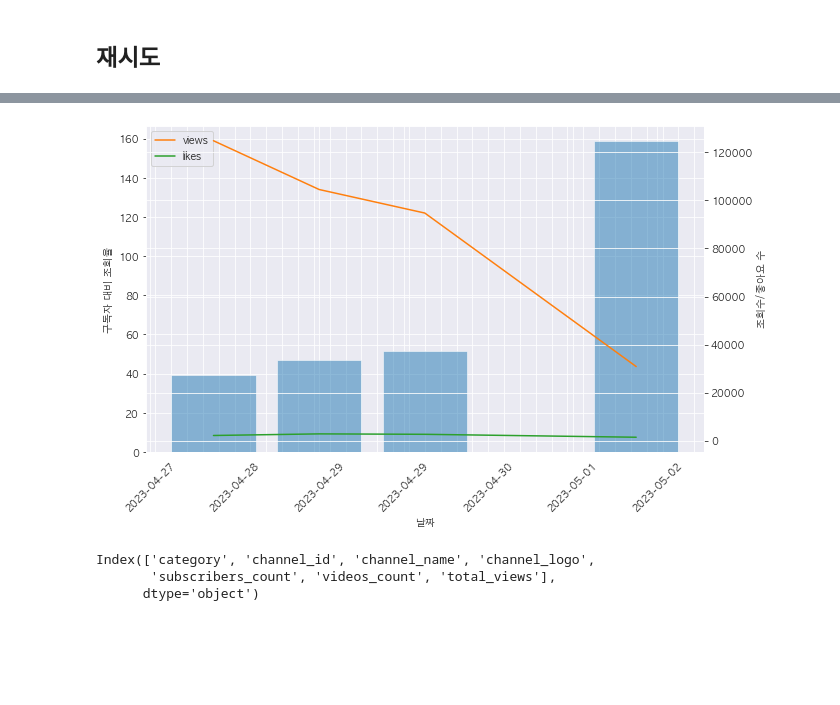
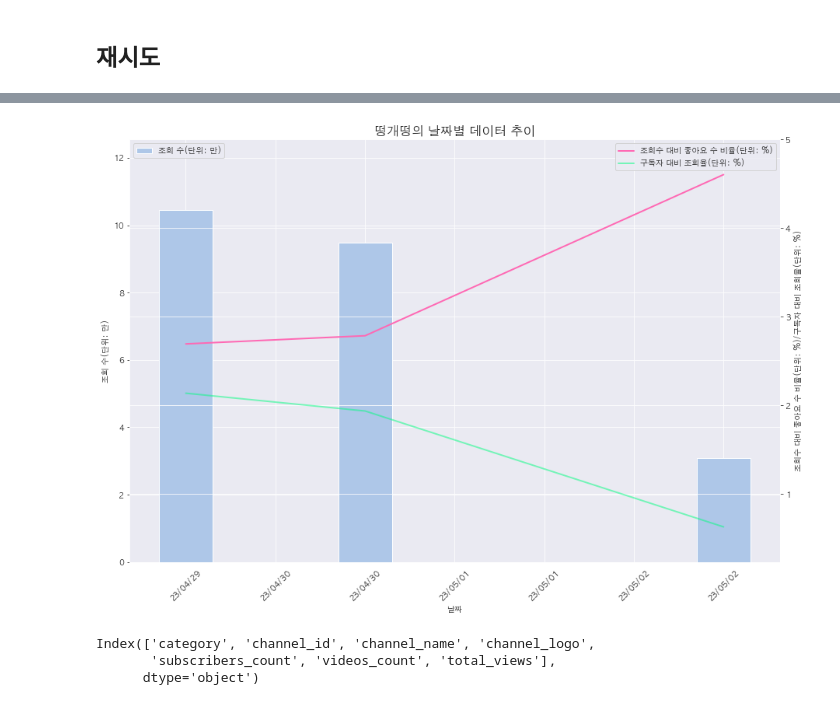
Before and after one commit to DEVCOURSE-TEAM-04-02/youtube_api, a Jupyter notebook: soyeon/visualize_youtube_data.ipynb, the cells around one changed output, grey strips where cells are left out. Cells and saved outputs as stored; diff of their text form; code cells hidden in the pictures; blank space fills up the shorter version.

```diff
--- a/soyeon/visualize_youtube_data.ipynb
+++ b/soyeon/visualize_youtube_data.ipynb
@@ -564,7 +564,7 @@ KeyError: ' subscribers_count'
 mukbang_df = pd.read_csv('./../src/MUKBANG_CHANNEL_VIDEO_INFO.csv', encoding='utf-8', index_col=0)
 channel_df = pd.read_csv('./../src/TB_CHANNEL_INFO.csv', encoding='utf-8', index_col=0)
 
-merged_df = pd.merge(mukbang_df, channel_df, left_on='채널Id', right_on='channel_id', how='left')
+merged_df = pd.merge(mukbang_df, channel_df, left_on='channel_id', right_on='channel_id', how='left')
 
 merged_df
 # %% [output]
@@ -662,0 +602,4 @@ grouped_df
+# %%
+merged_df = preprocess_df(merged_df)
+
+merged_df
@@ -663,6 +621,7 @@ grouped_df
 # %%
 # 최근 일주일 데이터 추출
 one_week_ago = pd.Timestamp.today().normalize() - pd.Timedelta(days=6)
-df_week = grouped_df.loc[one_week_ago.strftime('%Y-%m-%d'):]
+print(one_week_ago)
+df_week = merged_df.loc[one_week_ago.strftime('%Y-%m-%d'):]
 
-df_week = df_week[df_week['채널Id'] == 'UC-i2ywiuvjvpTy2zW-tXfkw']
+df_week = df_week[df_week['channel_id'] == 'UC-i2ywiuvjvpTy2zW-tXfkw']
@@ -677,0 +638,4 @@ df_week
+# %%
+df_week['views_per_subscriber'] = df_week['view_count'] / df_week['subscribers_count'] * 100
+df_week['likes_per_views'] = (df_week['like_count'] / df_week['view_count']) * 100
+df_week['views_10000'] = df_week['view_count'] / 10000
@@ -678,39 +650,46 @@ df_week
 # %%
 # 중복된 막대와 라인 그래프 그리기
-fig, ax1 = plt.subplots(figsize=(10, 6))
+import matplotlib.dates as mdates
+
+fig, ax1 = plt.subplots(figsize=(15, 10))
 ax2 = ax1.twinx() # 두번째 y축 생성
 
-ax1.bar(df_week.index, df_week['subscribers_count'] / df_week['조회수'], color='tab:blue', alpha=0.5, label='Views per subscribers count')
-ax2.plot(df_week.index, df_week['조회수'], color='tab:orange', label='views')
-ax2.plot(df_week.index, df_week['좋아요'], color='tab:green', label='likes')
+ax1.bar(df_week.index, df_week['views_10000'], color='#aec7e8', label='조회 수(단위: 만)', width=0.3)
+ax2.plot(df_week.index, df_week['likes_per_views'], color='#FF69B4', label='조회수 대비 좋아요 수 비율(단위: %)', linewidth=2)
+ax2.plot(df_week.index, df_week['views_per_subscriber'], color='#00FF7F', alpha=0.5, label='구독자 대비 조회율(단위: %)', linewidth=2)
 
 ax1.set_xlabel('날짜')
-ax1.set_ylabel('구독자 대비 조회율')
-ax2.set_ylabel('조회수/좋아요 수')
+ax1.set_ylabel('조회 수(단위: 만)')
+ax2.set_ylabel('조회수 대비 좋아요 수 비율(단위: %)/구독자 대비 조회율(단위: %)')
 
 # 조회수 y축 범위 설정
-# ax1.set_ylim([0, (df_week['subscribers_count'] / df_week['조회수']).max()*1.2])
+ax1.set_ylim([0, df_week['views_10000'].max() * 1.2])
+
+ax1.tick_params(axis='x', rotation=45)
+ax1.xaxis.set_major_formatter(mdates.DateFormatter('%y/%m/%d')) # x축 날짜 라벨 형식 설정
+ax1.grid(True, axis='both', which='both')
 
 # 좋아요 y축 범위 설정
-# ax2_max = df_week['좋아요'].max()
-# ax2_min = df_week['좋아요'].min()
-# ax2_range = ax2_max - ax2_min
-# ax2.set_ylim([ax2_min - 0.1 * ax2_range, ax2_max + 0.1 * ax2_range])
+ax2_max = df_week[['likes_per_views', 'views_per_subscriber']].max().max()
+ax2_min = df_week[['likes_per_views', 'views_per_subscriber']].min().min()
+ax2_range = ax2_max - ax2_min
+ax2.set_ylim([ax2_min - 0.1 * ax2_range, ax2_max + 0.1 * ax2_range])
 
-ax1.tick_params(axis='x', rotation=45)
-ax1.xaxis.set_major_locator(plt.MaxNLocator(7))  # x축 간격 설정
-ax1.xaxis.set_minor_locator(plt.MaxNLocator(49))  # x축 눈금 간격 설정
-ax1.grid(True, axis='both', which='both')
+
 
 # 범례 추가
-lns = ax1.get_lines() + ax2.get_lines()
-labs = [l.get_label() for l in lns]
-ax1.legend(lns, labs, loc='best')
+youtuber_name = channel_df[channel_df['channel_id'] == 'UC-i2ywiuvjvpTy2zW-tXfkw']['channel_name'].values[0]
+plt.title(youtuber_name + '의 날짜별 데이터 추이', fontsize=16)
+ax1.legend(loc='upper left')
+ax2.legend(loc='upper right')
 
-
+plt.savefig('./../src/graph/test_graph.png',
+            facecolor='#ffffff',
+            edgecolor='black',
+            format='png', dpi=200)
 plt.show()
 # %% [output]
-[figure, old version]
+[figure, new version]
 # %%
 channel_df.columns
 # %% [output]
```
Also changed, not shown: parts of 12 cells of this notebook, 10 other files.
